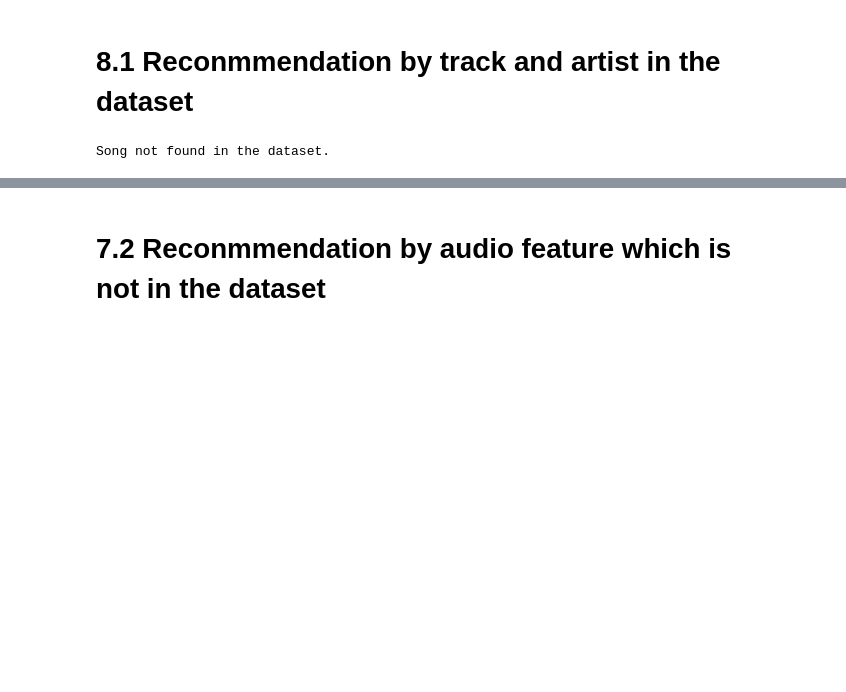
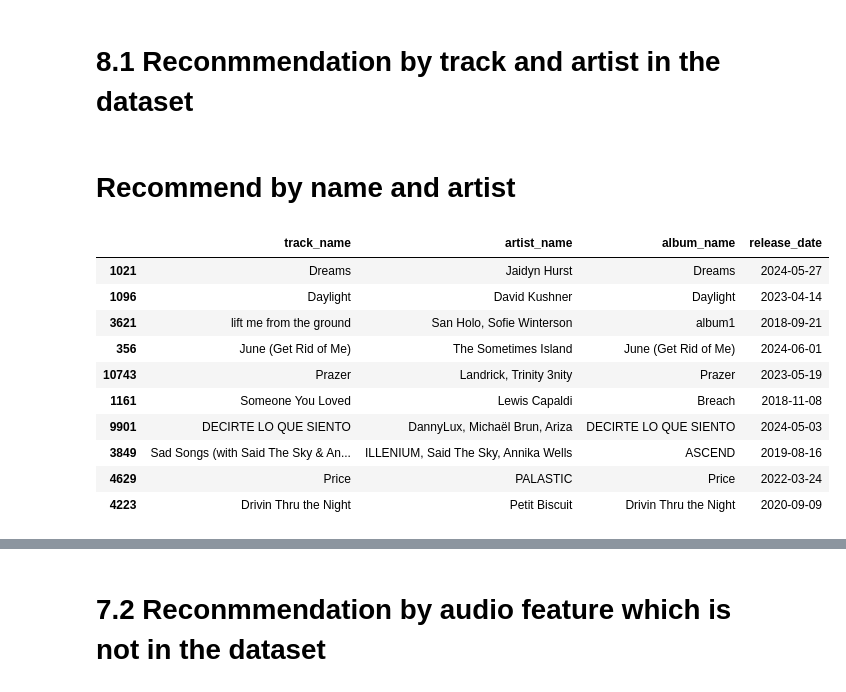
Before and after one commit to lora0412/ML-Model-Cluster-Spotify-API-Music-Recommendation, a Jupyter notebook: notebooks/Spotify_Machine Learning_6_features.ipynb, the cells around one changed output, grey strips where cells are left out. Cells and saved outputs as stored; diff of their text form; code cells hidden in the pictures; blank space fills up the shorter version.

```diff
--- a/notebooks/Spotify_Machine Learning_6_features.ipynb
+++ b/notebooks/Spotify_Machine Learning_6_features.ipynb
@@ -671,7 +672,7 @@ def find_song_id(track_name, artist_name):
 # %%
 # 5.3 Reconmmend functions
 
-def recommend_songs(track_name, artist_name, num_recommendations=5):
+def recommend_songs(track_name, artist_name, num_recommendations=10):
     # find track_id by artist and track_name
     song_id = find_song_id(track_name, artist_name)
     if song_id is None:
@@ -705,23 +706,25 @@ def recommend_songs(track_name, artist_name, num_recommendations=5):
     # results
     recommendations = [cluster_songs.iloc[i[0]] for i in similarity_scores[1:num_recommendations + 1]]
     return pd.DataFrame(recommendations), None
+# %% [markdown]
+# Recommend by name and artist
 # %%
-# test by name and artist
-track_name = ""
-artist_name = ""
+track_name = "Shape of you"
+artist_name = "Ed sheeran"
 recommended_songs, error = recommend_songs(track_name, artist_name)
 if error:
     print(error)
 else:
     display(recommended_songs[['track_name', 'artist_name', 'album_name', 'release_date']])
+# %% [output]
+|  | track_name | artist_name | album_name | release_date |
+| 1021 | Dreams | Jaidyn Hurst | Dreams | 2024-05-27 |
+| 1096 | Daylight | David Kushner | Daylight | 2023-04-14 |
+| 3621 | lift me from the ground | San Holo, Sofie Winterson | album1 | 2018-09-21 |
+| 356 | June (Get Rid of Me) | The Sometimes Island | June (Get Rid of Me) | 2024-06-01 |
+| 10743 | Prazer | Landrick, Trinity 3nity | Prazer | 2023-05-19 |
+| 1161 | Someone You Loved | Lewis Capaldi | Breach | 2018-11-08 |
+| 9901 | DECIRTE LO QUE SIENTO | DannyLux, Michaël Brun, Ariza | DECIRTE LO QUE SIENTO | 2024-05-03 |
+| 3849 | Sad Songs (with Said The Sky & An... | ILLENIUM, Said The Sky, Annika Wells | ASCEND | 2019-08-16 |
+| 4629 | Price | PALASTIC | Price | 2022-03-24 |
+| 4223 | Drivin Thru the Night | Petit Biscuit | Drivin Thru the Night | 2020-09-09 |
-# %%
-# test by name and artist
-track_name = "Blinding Lights"
-artist_name = "The Weeknd"
-recommended_songs, error = recommend_songs(track_name, artist_name)
-if error:
-    print(error)
-else:
-    display(recommended_songs[['track_name', 'artist_name', 'album_name', 'release_date']])
-# %% [output]
-Song not found in the dataset.
```
Also changed, not shown: parts of 3 cells of this notebook, 2 other files.
